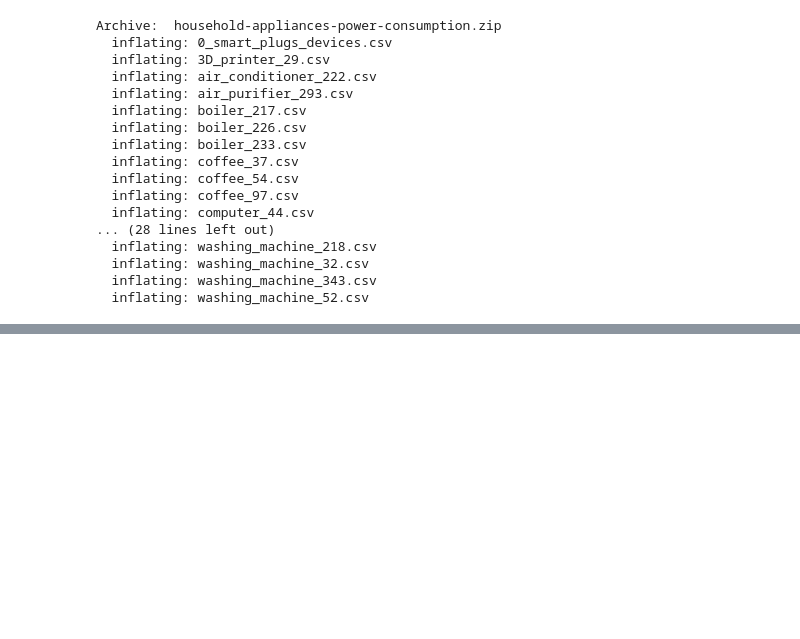
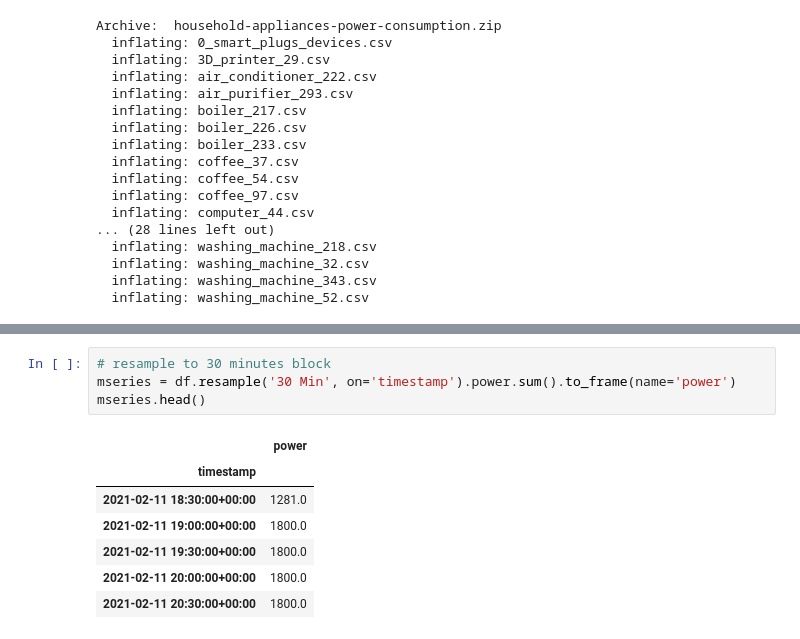
Before and after one commit to machiobrian/Energy, a Jupyter notebook: HouseHold.ipynb, the cells around one changed output, grey strips where cells are left out. Drawn from its saved outputs; the diff is of its cells as text; blank space fills up the shorter version.

```diff
--- a/HouseHold.ipynb
+++ b/HouseHold.ipynb
@@ -42,0 +84,12 @@ Archive:  household-appliances-power-consumption.zip
+# %%
+# resample to 30 minutes block
+mseries = df.resample('30 Min', on='timestamp').power.sum().to_frame(name='power')
+mseries.head()
+# %% [output]
+|  | power |
+| timestamp |  |
+| 2021-02-11 18:30:00+00:00 | 1281.0 |
+| 2021-02-11 19:00:00+00:00 | 1800.0 |
+| 2021-02-11 19:30:00+00:00 | 1800.0 |
+| 2021-02-11 20:00:00+00:00 | 1800.0 |
+| 2021-02-11 20:30:00+00:00 | 1800.0 |
```
Also changed, not shown: parts of 24 cells of this notebook.
